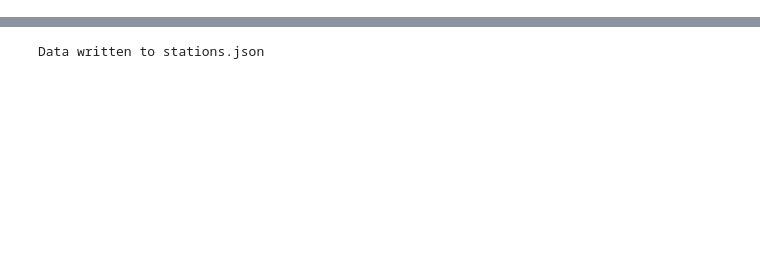
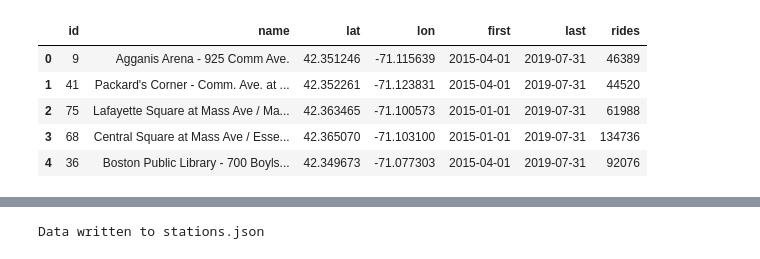
Before and after one commit to aberke/income-race-bikes, a Jupyter notebook: scripts/bike_station_data_processing.ipynb, the cells around one changed output, grey strips where cells are left out. Drawn from its saved outputs; the diff is of its cells as text; code cells hidden in the pictures; blank space fills up the shorter version.

```diff
--- a/scripts/bike_station_data_processing.ipynb
+++ b/scripts/bike_station_data_processing.ipynb
@@ -174,0 +158,72 @@ found nan
+# %%
+FILENAMES_TO_IGNORE = hubway_stations_locations_filenames  # + [more bad filenames here]
+
+
+def stations_dict_to_df(stations_dict):
+    new_dict = {
+        ID: [],
+        NAME: [],
+        LAT: [],
+        LON: [],
+        FIRST: [],
+        LAST: [],
+        RIDES: []
+    }
+    for station_id, station_dict in stations_dict.items():
+        new_dict[ID].append(station_id)
+        new_dict[NAME].append(station_dict[NAME])
+        new_dict[LAT].append(station_dict[LAT])
+        new_dict[LON].append(station_dict[LON])
+        new_dict[FIRST].append(station_dict[FIRST])
+        new_dict[LAST].append(station_dict[LAST])
+        new_dict[RIDES].append(station_dict[RIDES])
+
+    return pd.DataFrame.from_dict(new_dict)
+
+
+
+stations_dict = dict()
+
+directory = get_filepath(CITY)
+
+for filename in os.listdir(directory):
+    if filename in FILENAMES_TO_IGNORE:
+        continue
+
+    fullfilename = directory + filename
+    print(files_count, ': handling file', filename)
+
+    if filename.endswith(".csv"):
+        stations_df = pd.read_csv(fullfilename)
+    elif filename.endswith(".zip"):
+        stations_df = open_zipfile(fullfilename)
+    else:
+        continue
+
+    stations_df = preprocess_stations_df(stations_df)
+
+    unique_station_ids = stations_df[start_station_id].unique()
+    for station_id in unique_station_ids:
+        station_df = stations_df[stations_df[start_station_id] == station_id]
+
+        if station_id not in stations_dict:
+            stations_dict[station_id] = {
+                NAME: station_df[start_station_name].iloc[0],
+                LAT: station_df[start_station_latitude].iloc[0],
+                LON: station_df[start_station_longitude].iloc[0],
+                FIRST: station_df[starttime].iloc[0],
+                LAST: station_df[starttime].iloc[0],
+                RIDES: 0,
+            }
+        rides_count = len(station_df.index)
+        stations_dict[station_id][RIDES] += rides_count
+        station_df = station_df.sort_values(by=[starttime])
+        if (station_df[starttime].iloc[0] < stations_dict[station_id][FIRST]):
+            stations_dict[station_id][FIRST] = stations_df[starttime].iloc[0]
+        if (station_df[starttime].iloc[-1] > stations_dict[station_id][LAST]):
+            stations_dict[station_id][LAST] = stations_df[starttime].iloc[-1]
+
+
+stations_df = stations_dict_to_df(stations_dict)
+stations_df.head()
+# %% [output]
@@ -175,3 +247,9 @@ found nan
+|  | id | name | lat | lon | first | last | rides |
+| 0 | 9 | Agganis Arena - 925 Comm Ave. | 42.351246 | -71.115639 | 2015-04-01 | 2019-07-31 | 46389 |
+| 1 | 41 | Packard's Corner - Comm. Ave. at ... | 42.352261 | -71.123831 | 2015-04-01 | 2019-07-31 | 44520 |
+| 2 | 75 | Lafayette Square at Mass Ave / Ma... | 42.363465 | -71.100573 | 2015-01-01 | 2019-07-31 | 61988 |
+| 3 | 68 | Central Square at Mass Ave / Esse... | 42.365070 | -71.103100 | 2015-01-01 | 2019-07-31 | 134736 |
+| 4 | 36 | Boston Public Library - 700 Boyls... | 42.349673 | -71.077303 | 2015-04-01 | 2019-07-31 | 92076 |
 # %%
 # Transform the stations_df
 
```
Also changed, not shown: parts of 12 cells of this notebook, 9 other files.
